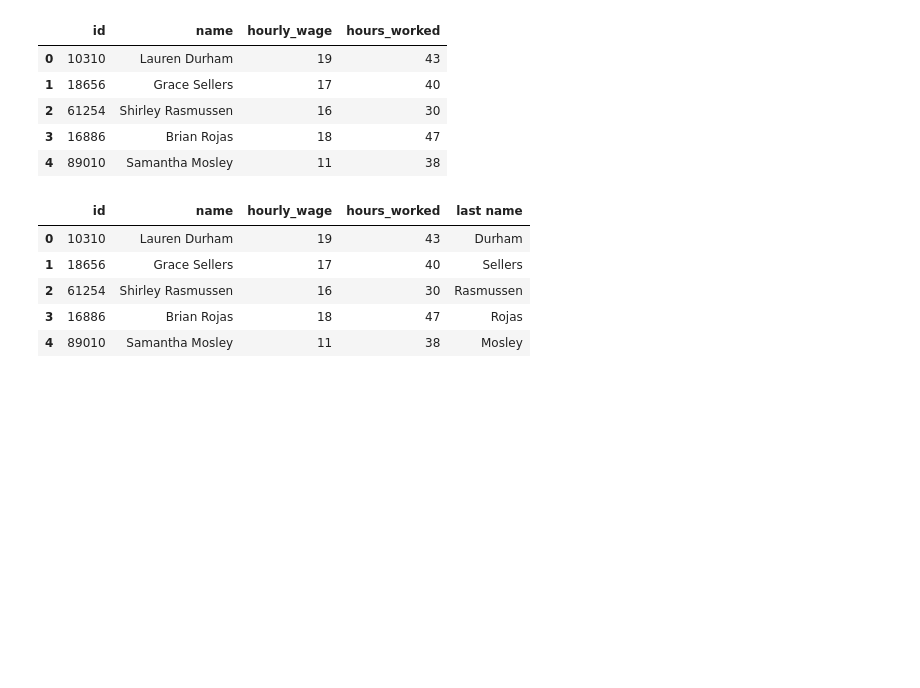
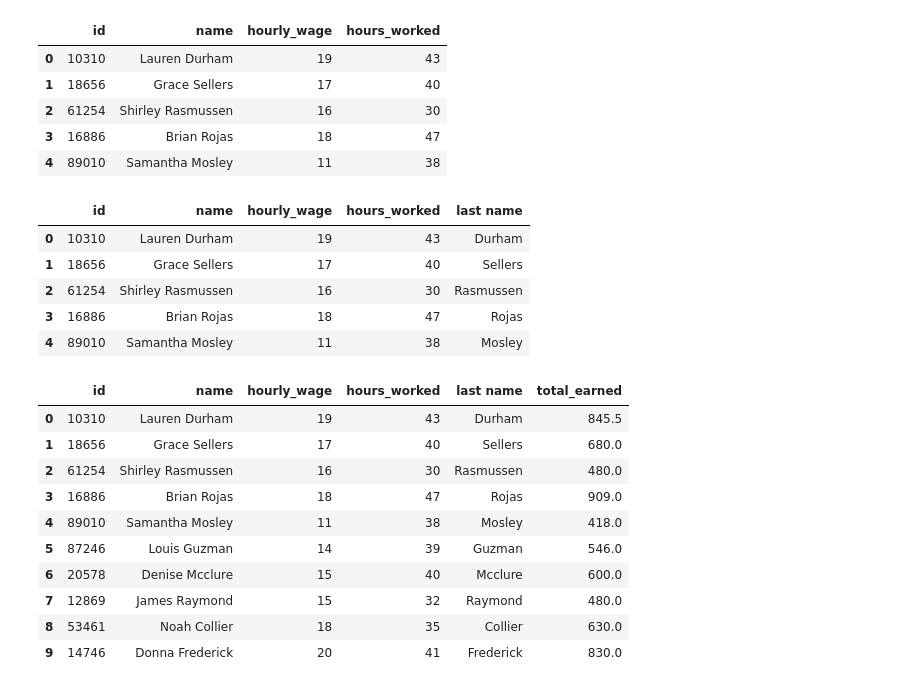
Before and after one commit to Jig3008/PandasAtoZ, a Jupyter notebook: AllAboutPandas.ipynb, the cells around one changed output. Cells and saved outputs as stored; diff of their text form; code cells hidden in the pictures; blank space fills up the shorter version.

```diff
--- a/AllAboutPandas.ipynb
+++ b/AllAboutPandas.ipynb
@@ -432,8 +430,26 @@ employeesDf.head()
 # %%
 '''
 If an employee worked for more than 40 hours, she needs to be paid overtime (1.5 times the normal hourly wage).
 For instance, if an employee worked for 43 hours and made $10/hour, she would receive $400 for the first 40 hours that she worked,
 and an additional $45 for the 3 hours of overtime, for a total for $445.
 Create a lambda function total_earned that accepts an input row with keys hours_worked and hourly_wage and
 uses an if statement to calculate the total wages earned.
 '''
+
+
+total_earned = lambda row : (row.hourly_wage * 40) + ((row.hourly_wage * 1.5) * (row.hours_worked - 40)) if row.hours_worked > 40 else row.hours_worked * row.hourly_wage
+
+employeesDf['total_earned'] = employeesDf.apply(total_earned, axis=1)
+employeesDf.head(10)
+# %% [output]
+|  | id | name | hourly_wage | hours_worked | last name | total_earned |
+| 0 | 10310 | Lauren Durham | 19 | 43 | Durham | 845.5 |
+| 1 | 18656 | Grace Sellers | 17 | 40 | Sellers | 680.0 |
+| 2 | 61254 | Shirley Rasmussen | 16 | 30 | Rasmussen | 480.0 |
+| 3 | 16886 | Brian Rojas | 18 | 47 | Rojas | 909.0 |
+| 4 | 89010 | Samantha Mosley | 11 | 38 | Mosley | 418.0 |
+| 5 | 87246 | Louis Guzman | 14 | 39 | Guzman | 546.0 |
+| 6 | 20578 | Denise Mcclure | 15 | 40 | Mcclure | 600.0 |
+| 7 | 12869 | James Raymond | 15 | 32 | Raymond | 480.0 |
+| 8 | 53461 | Noah Collier | 18 | 35 | Collier | 630.0 |
+| 9 | 14746 | Donna Frederick | 20 | 41 | Frederick | 830.0 |
```
Also changed, not shown: parts of 8 cells of this notebook.
